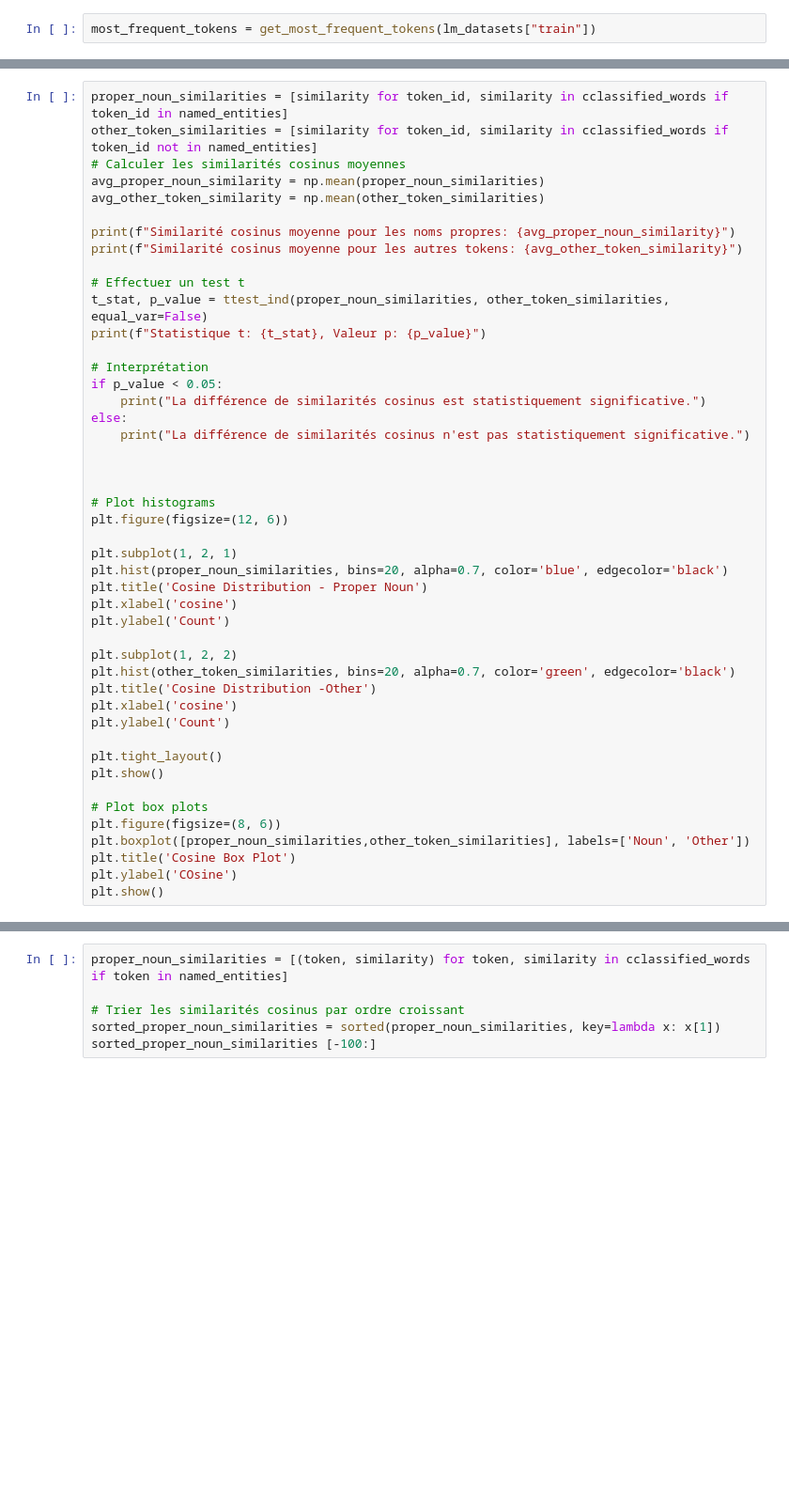
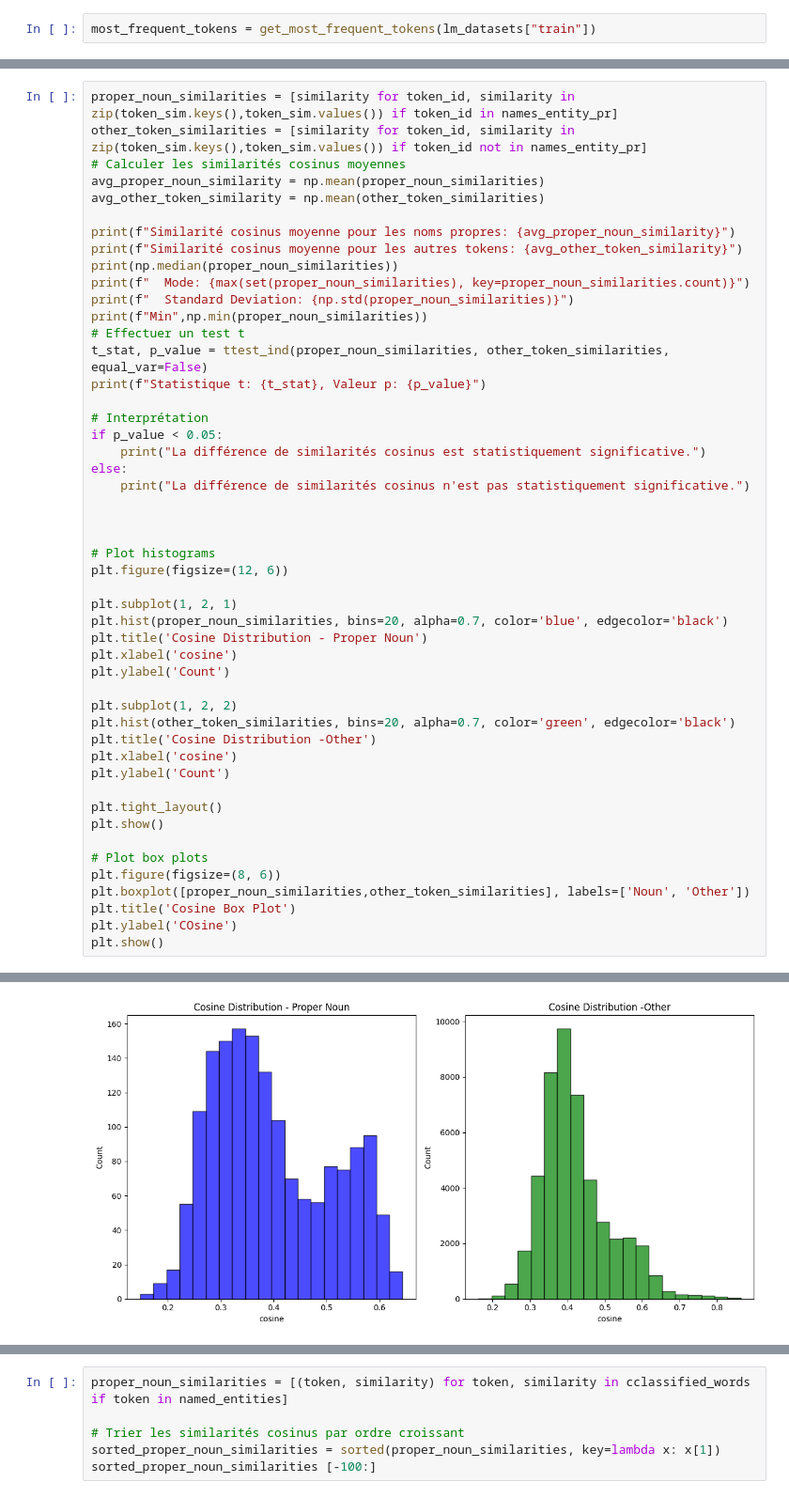
Before and after one commit to swerik-project/pretraining_plm, a Jupyter notebook: comprehension_model2.ipynb, the cells around one changed output, grey strips where cells are left out. Shown at 94% size. Saved outputs shown, nothing was run; the diff lists cells and outputs as text; blank space fills up the shorter version.

```diff
--- a/comprehension_model2.ipynb
+++ b/comprehension_model2.ipynb
@@ -166,13 +265,16 @@ print(token_sim)
 # %%
-proper_noun_similarities = [similarity for token_id, similarity in cclassified_words if token_id in named_entities]
-other_token_similarities = [similarity for token_id, similarity in cclassified_words if token_id not in named_entities]
+proper_noun_similarities = [similarity for token_id, similarity in zip(token_sim.keys(),token_sim.values()) if token_id in names_entity_pr]
+other_token_similarities = [similarity for token_id, similarity in zip(token_sim.keys(),token_sim.values()) if token_id not in names_entity_pr]
 # Calculer les similarités cosinus moyennes
 avg_proper_noun_similarity = np.mean(proper_noun_similarities)
 avg_other_token_similarity = np.mean(other_token_similarities)
 
 print(f"Similarité cosinus moyenne pour les noms propres: {avg_proper_noun_similarity}")
 print(f"Similarité cosinus moyenne pour les autres tokens: {avg_other_token_similarity}")
-
+print(np.median(proper_noun_similarities))
+print(f"  Mode: {max(set(proper_noun_similarities), key=proper_noun_similarities.count)}")
+print(f"  Standard Deviation: {np.std(proper_noun_similarities)}")
+print(f"Min",np.min(proper_noun_similarities))
 # Effectuer un test t
 t_stat, p_value = ttest_ind(proper_noun_similarities, other_token_similarities, equal_var=False)
 print(f"Statistique t: {t_stat}, Valeur p: {p_value}")
@@ -209,3 +311,4 @@ plt.boxplot([proper_noun_similarities,other_token_similarities], labels=['Noun',
 plt.title('Cosine Box Plot')
 plt.ylabel('COsine')
 plt.show()
+# %% [output]
@@ -211,0 +323 @@ plt.show()
+[figure, added]
```
Also changed, not shown: parts of 8 cells of this notebook, 2 other files.
